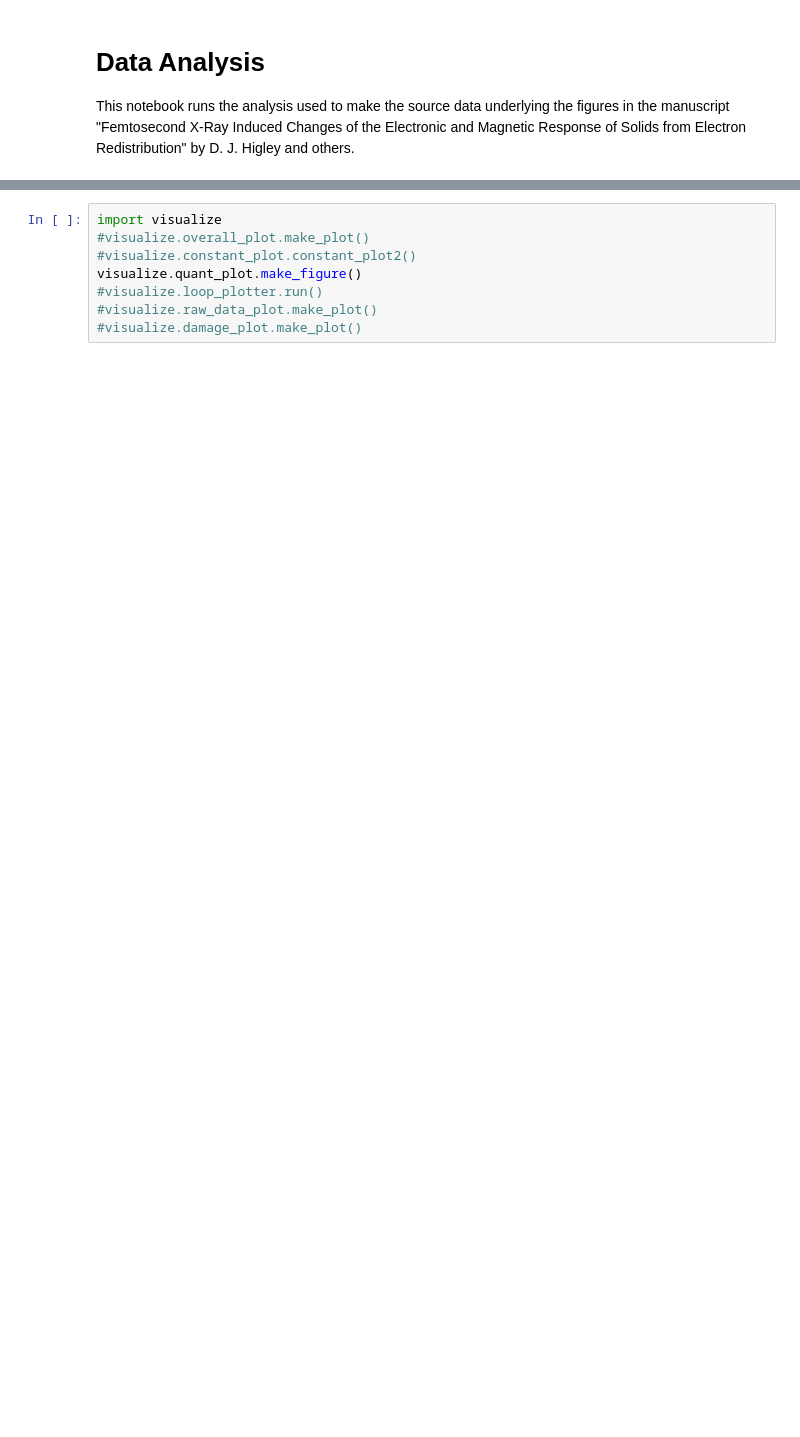
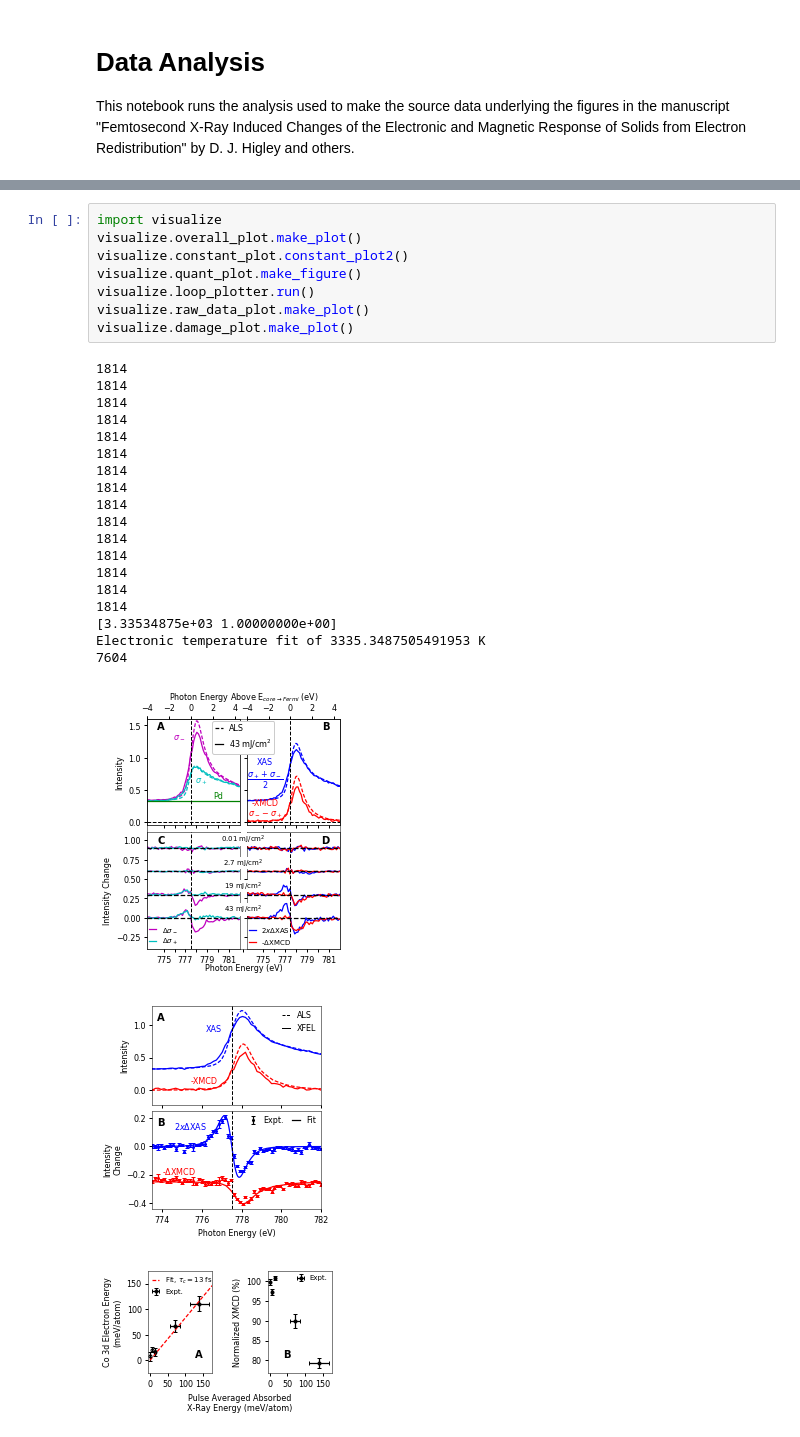
Before and after one commit to dhigley6/nonlinear-xmcd, a Jupyter notebook: code/notebooks/description_of_analysis.ipynb, the cells around one changed output, grey strips where cells are left out. Drawn from its saved outputs; the diff is of its cells as text; blank space fills up the shorter version.

```diff
--- a/code/notebooks/description_of_analysis.ipynb
+++ b/code/notebooks/description_of_analysis.ipynb
@@ -76,9 +73,31 @@ make_source_data.figure_s4.sanity_plot()
 source_data_workbook.close()
 # %%
 import visualize
-#visualize.overall_plot.make_plot()
-#visualize.constant_plot.constant_plot2()
+visualize.overall_plot.make_plot()
+visualize.constant_plot.constant_plot2()
 visualize.quant_plot.make_figure()
-#visualize.loop_plotter.run()
-#visualize.raw_data_plot.make_plot()
-#visualize.damage_plot.make_plot()
+visualize.loop_plotter.run()
+visualize.raw_data_plot.make_plot()
+visualize.damage_plot.make_plot()
+# %% [output]
+1814
+1814
+1814
+1814
+1814
+1814
+1814
+1814
+1814
+1814
+1814
+1814
+1814
+1814
+1814
+[3.33534875e+03 1.00000000e+00]
+Electronic temperature fit of 3335.3487505491953 K
+7604
+[figure, added]
+[figure, added]
+[figure, added]
```
Also changed, not shown: parts of 6 cells of this notebook, 17 other files.
